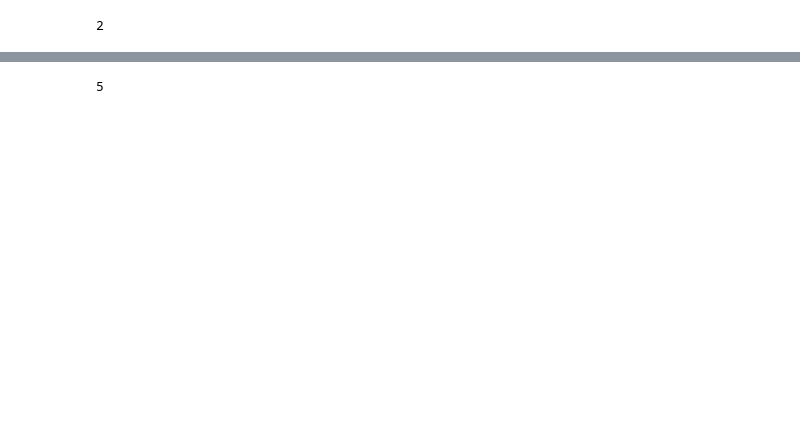
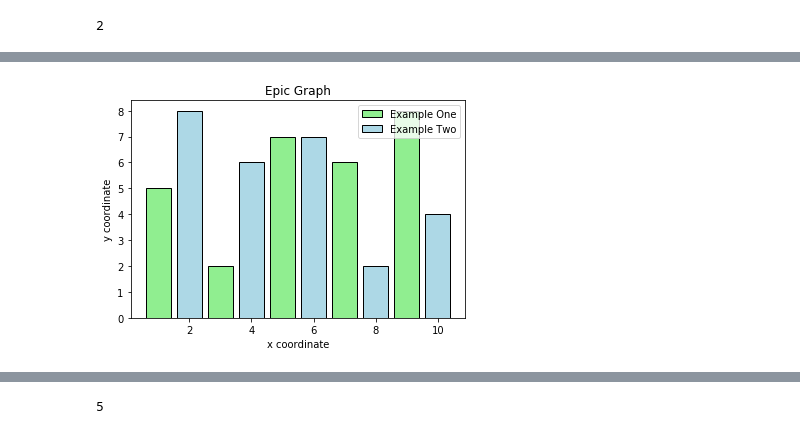
Before and after one commit to IvanaXu/PyTools, a Jupyter notebook: 072.PythonDevLevel.ipynb, the cells around one changed output, grey strips where cells are left out. Drawn from its saved outputs; the diff is of its cells as text; code cells hidden in the pictures; blank space fills up the shorter version.

```diff
--- a/072.PythonDevLevel.ipynb
+++ b/072.PythonDevLevel.ipynb
@@ -226,0 +382,19 @@ arr.shape, arr.size
+# %%
+import matplotlib.pyplot as plt
+
+x1 = [1,3,5,7,9]
+height1 = [5,2,7,6,8]
+
+x2 = [2,4,6,8,10]
+height2 = [8,6,7,2,4]
+
+plt.bar(x1, height1, label="Example One", color="lightgreen",edgecolor="black", width=0.8, align="center")
+plt.bar(x2, height2, label="Example Two", color="lightblue", edgecolor="black", width=0.8, align="center")
+
+plt.xlabel("x coordinate")
+plt.ylabel("y coordinate")
+plt.title("Epic Graph")
+plt.legend()
+plt.show()
+# %% [output]
+[figure, added]
```
Also changed, not shown: parts of 89 cells of this notebook, 1 other file.
